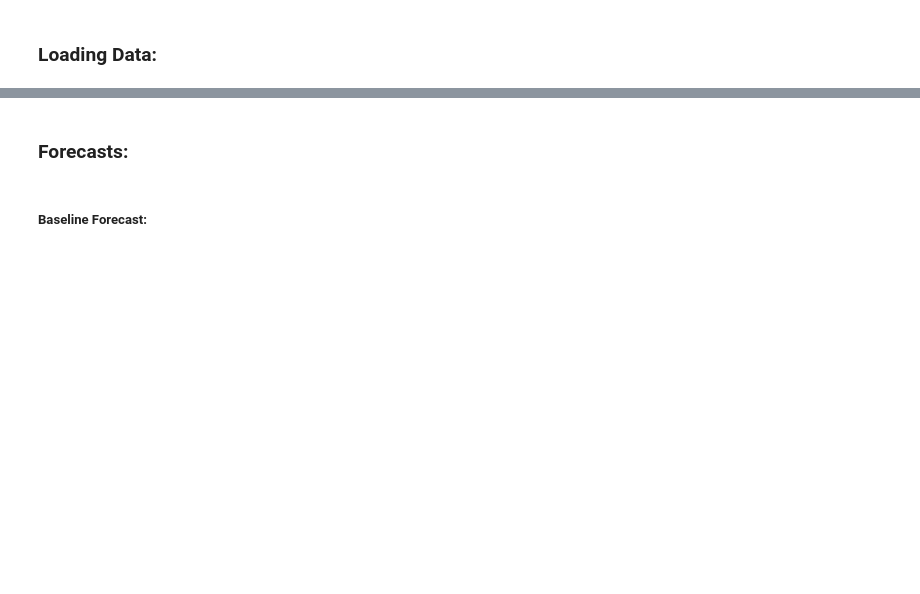
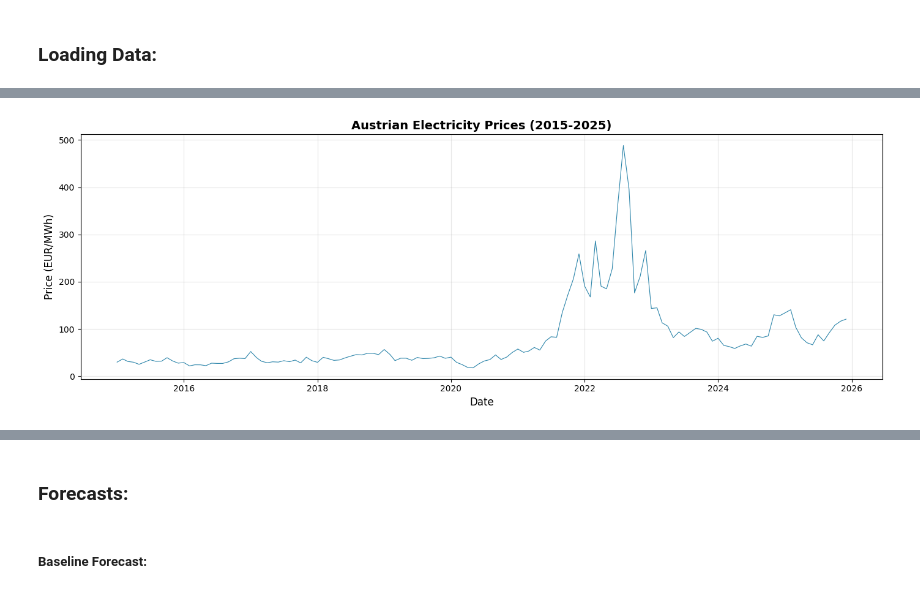
Before and after one commit to L-Schlosser/TIS3_CapstoneProject, a Jupyter notebook: code/capstone.ipynb, the cells around one changed output, grey strips where cells are left out. Saved outputs shown, nothing was run; the diff lists cells and outputs as text; code cells hidden in the pictures; blank space fills up the shorter version.

```diff
--- a/code/capstone.ipynb
+++ b/code/capstone.ipynb
@@ -22,0 +29,4 @@ monthly_train, monthly_val, monthly_test = load_monthly_data(use_existing=True)
+# %%
+plot_ground_truth()
+# %% [output]
+[figure, added]
```
Also changed, not shown: parts of 6 cells of this notebook, 12 other files.
